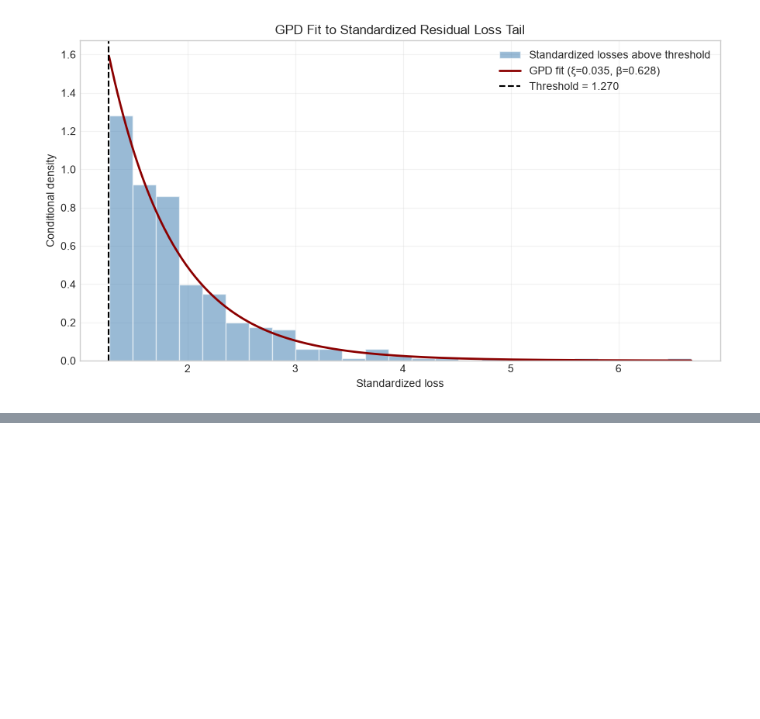
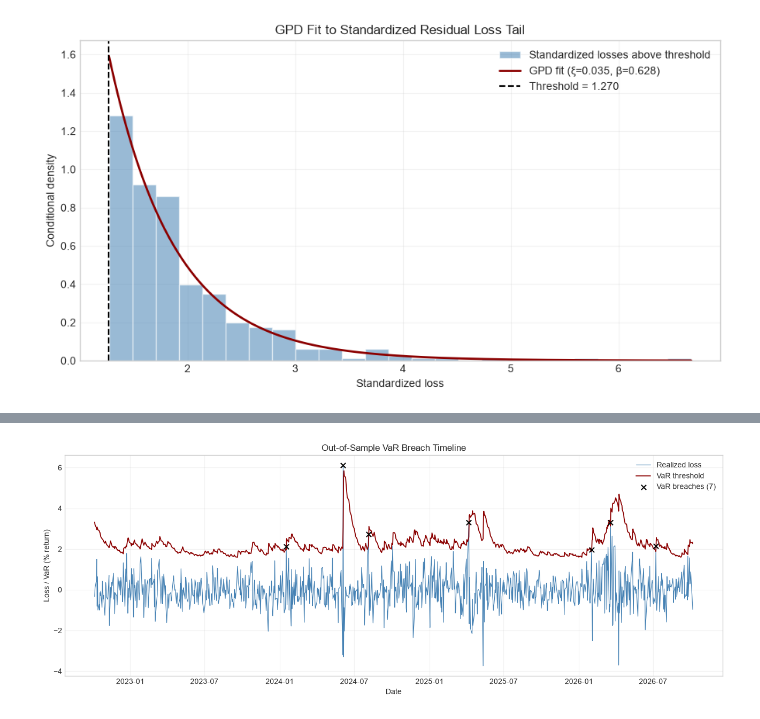
Before and after one commit to adhyanambisan/EVT, a Jupyter notebook: Tail_Risk.ipynb, the cells around one changed output, grey strips where cells are left out. Cells and saved outputs as stored; diff of their text form; code cells hidden in the pictures; blank space fills up the shorter version.

```diff
--- a/Tail_Risk.ipynb
+++ b/Tail_Risk.ipynb
@@ -52,13 +52,13 @@ plt.show()
 # %%
 from statistics import NormalDist
 
-alpha = 0.001
+alpha = 0.01
 z = NormalDist().inv_cdf(alpha)
 phi = np.exp(-0.5 * z**2) / np.sqrt(2 * np.pi)
 
 var_99 = -(mu + sigma * z)
 cvar_99 = -(mu - sigma * phi / alpha)
 
-print(f"99% VaR:  {var_99:.2%}")
-print(f"99% CVaR: {cvar_99:.2%}")
+print(f"99% VaR for Normal Distribution:  {var_99:.2%}")
+print(f"99% CVaR for Normal Distribution: {cvar_99:.2%}")
 # %% [output]
@@ -552,0 +836,40 @@ GARCH-EVT (in-sample)                  4/3714      0.108%      0.022       0.883
+# %%
+fig, ax = plt.subplots(figsize=(13, 5))
+
+ax.plot(
+    oos_backtest.index,
+    oos_backtest["actual_loss_pct"],
+    color="steelblue",
+    linewidth=0.9,
+    label="Realized loss",
+)
+ax.plot(
+    oos_backtest.index,
+    oos_backtest["VaR_pct"],
+    color="darkred",
+    linewidth=1.3,
+    label="VaR threshold",
+)
+
+breaches = oos_backtest[oos_backtest["exception"]]
+ax.scatter(
+    breaches.index,
+    breaches["actual_loss_pct"],
+    color="black",
+    marker="x",
+    s=45,
+    zorder=3,
+    label=f"VaR breaches ({len(breaches)})",
+)
+
+ax.set(
+    title="Out-of-Sample VaR Breach Timeline",
+    xlabel="Date",
+    ylabel="Loss / VaR (% return)",
+)
+ax.legend()
+ax.grid(alpha=0.25)
+plt.tight_layout()
+plt.show()
+# %% [output]
+[figure, added]
```
Also changed, not shown: parts of 14 cells of this notebook, 1 other file.
